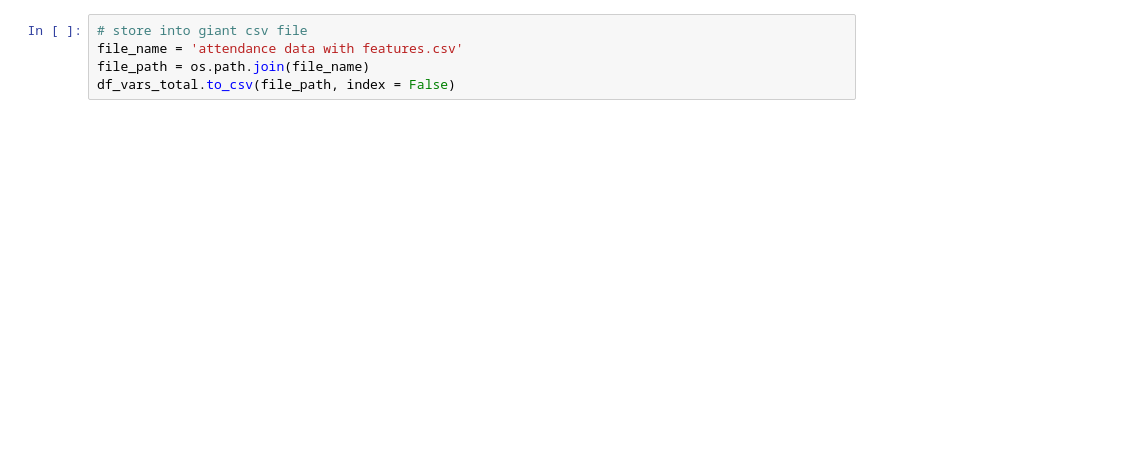
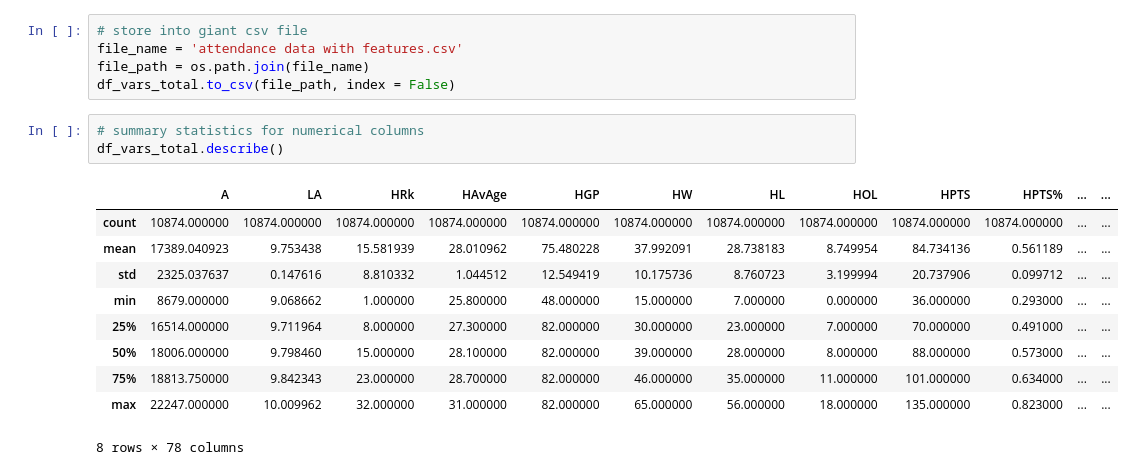
Before and after one commit to CduCroo/Thesis, a Jupyter notebook: Data Cleaning and Preprocessing.ipynb, the cells around one changed output. Drawn from its saved outputs; the diff is of its cells as text; blank space fills up the shorter version.

```diff
--- a/Data Cleaning and Preprocessing.ipynb
+++ b/Data Cleaning and Preprocessing.ipynb
@@ -324,3 +319,17 @@ df_vars_total
 file_name = 'attendance data with features.csv'
 file_path = os.path.join(file_name)
 df_vars_total.to_csv(file_path, index = False)
+# %%
+# summary statistics for numerical columns
+df_vars_total.describe()
+# %% [output]
+|  | A | LA | HRk | HAvAge | HGP | HW | HL | HOL | HPTS | HPTS% | ... | ... |
+| count | 10874.000000 | 10874.000000 | 10874.000000 | 10874.000000 | 10874.000000 | 10874.000000 | 10874.000000 | 10874.000000 | 10874.000000 | 10874.000000 | ... | ... |
+| mean | 17389.040923 | 9.753438 | 15.581939 | 28.010962 | 75.480228 | 37.992091 | 28.738183 | 8.749954 | 84.734136 | 0.561189 | ... | ... |
+| std | 2325.037637 | 0.147616 | 8.810332 | 1.044512 | 12.549419 | 10.175736 | 8.760723 | 3.199994 | 20.737906 | 0.099712 | ... | ... |
+| min | 8679.000000 | 9.068662 | 1.000000 | 25.800000 | 48.000000 | 15.000000 | 7.000000 | 0.000000 | 36.000000 | 0.293000 | ... | ... |
+| 25% | 16514.000000 | 9.711964 | 8.000000 | 27.300000 | 82.000000 | 30.000000 | 23.000000 | 7.000000 | 70.000000 | 0.491000 | ... | ... |
+| 50% | 18006.000000 | 9.798460 | 15.000000 | 28.100000 | 82.000000 | 39.000000 | 28.000000 | 8.000000 | 88.000000 | 0.573000 | ... | ... |
+| 75% | 18813.750000 | 9.842343 | 23.000000 | 28.700000 | 82.000000 | 46.000000 | 35.000000 | 11.000000 | 101.000000 | 0.634000 | ... | ... |
+| max | 22247.000000 | 10.009962 | 32.000000 | 31.000000 | 82.000000 | 65.000000 | 56.000000 | 18.000000 | 135.000000 | 0.823000 | ... | ... |
+8 rows × 78 columns
```
Also changed, not shown: parts of 7 cells of this notebook, 4 other files.
